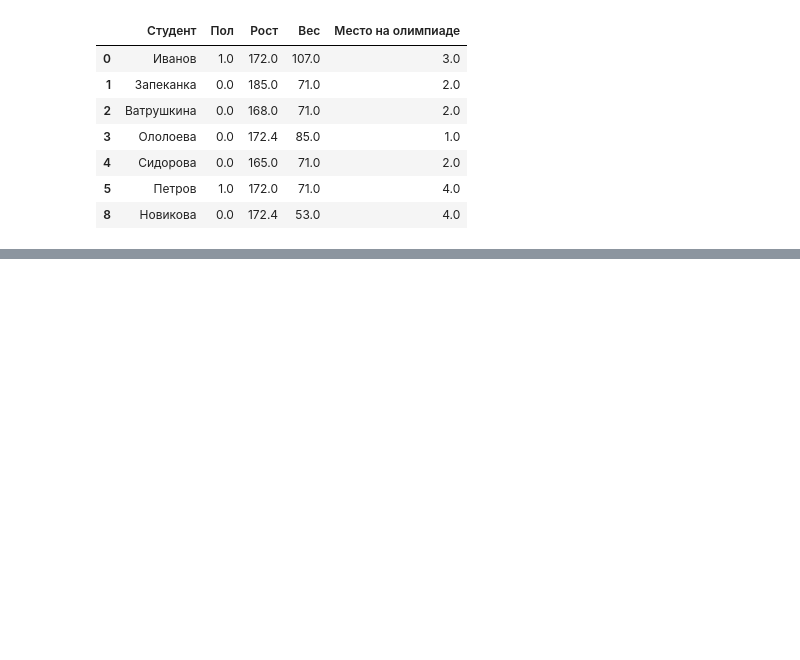
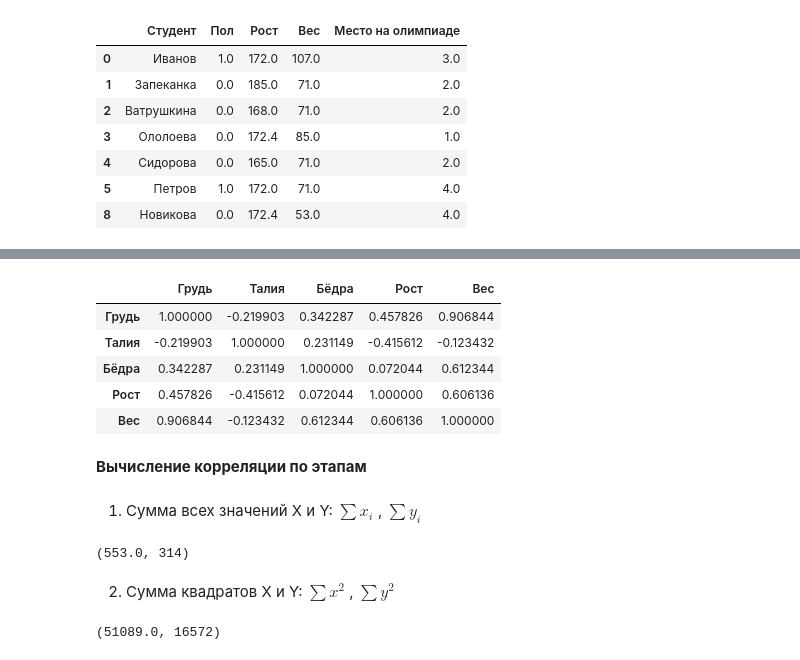
Before and after one commit to Shurikus-crypto/Stepic_ML_Artem, a Jupyter notebook: lesson_02.ipynb, the cells around one changed output, grey strips where cells are left out. Drawn from its saved outputs; the diff is of its cells as text; code cells hidden in the pictures; blank space fills up the shorter version.

```diff
--- a/lesson_02.ipynb
+++ b/lesson_02.ipynb
@@ -171,0 +270,27 @@ df
+# %%
+df_c.dropna().corr()
+# %% [output]
+|  | Грудь | Талия | Бёдра | Рост | Вес |
+| Грудь | 1.000000 | -0.219903 | 0.342287 | 0.457826 | 0.906844 |
+| Талия | -0.219903 | 1.000000 | 0.231149 | -0.415612 | -0.123432 |
+| Бёдра | 0.342287 | 0.231149 | 1.000000 | 0.072044 | 0.612344 |
+| Рост | 0.457826 | -0.415612 | 0.072044 | 1.000000 | 0.606136 |
+| Вес | 0.906844 | -0.123432 | 0.612344 | 0.606136 | 1.000000 |
+# %% [markdown]
+**Вычисление корреляции по этапам**
+# %% [markdown]
+1. Сумма всех значений X и Y: $\sum{x_i}$ , $\sum{y_i}$
+# %%
+sum_x = np.sum(df_c['Грудь'][0:6])      # без последней строки
+sum_y = np.sum(df_c['Вес'][0:6])
+sum_x, sum_y
+# %% [output]
+(553.0, 314)
+# %% [markdown]
+2. Сумма квадратов X и Y: $\sum{x^2}$ , $\sum{y^2}$
+# %%
+sum_sq_x = np.sum(df_c['Грудь'][0:6] ** 2)
+sum_sq_y = np.sum(df_c['Вес'][0:6] ** 2)
+sum_sq_x, sum_sq_y
+# %% [output]
+(51089.0, 16572)
```
Also changed, not shown: parts of 52 cells of this notebook, 2 other files.
